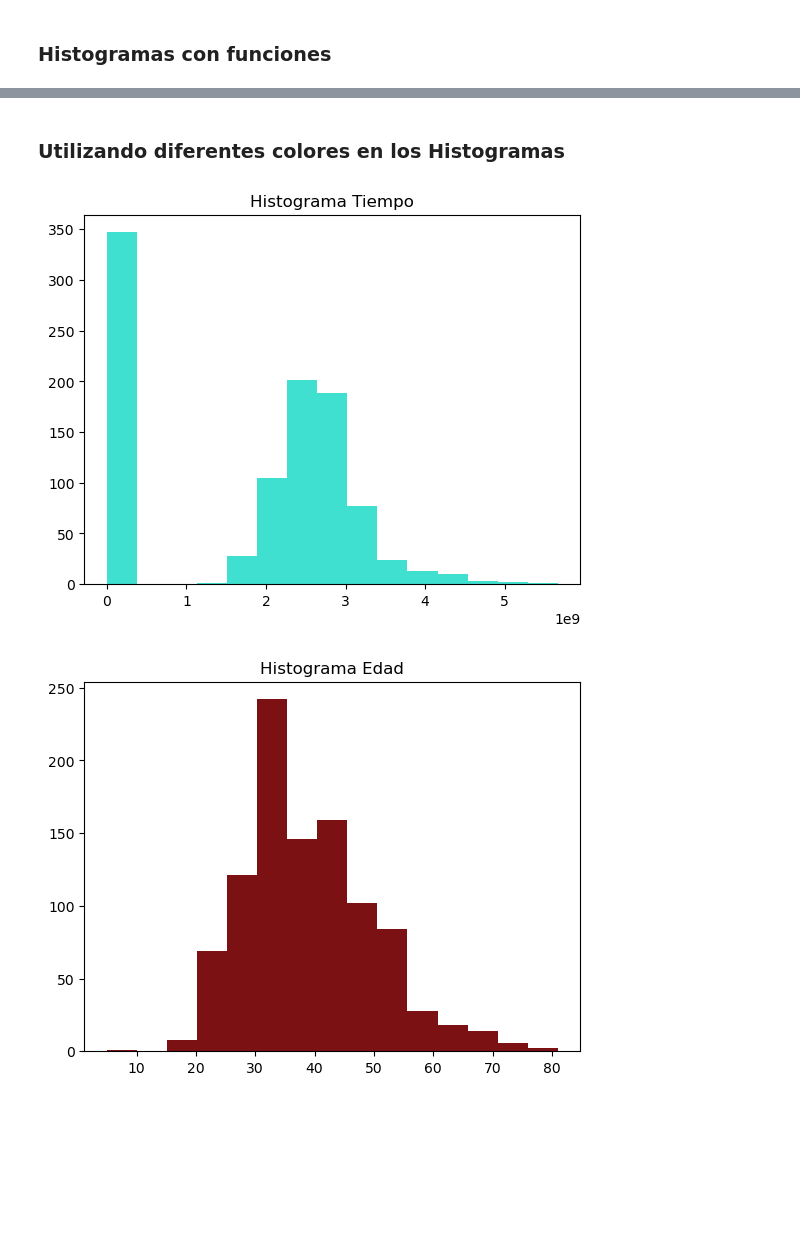
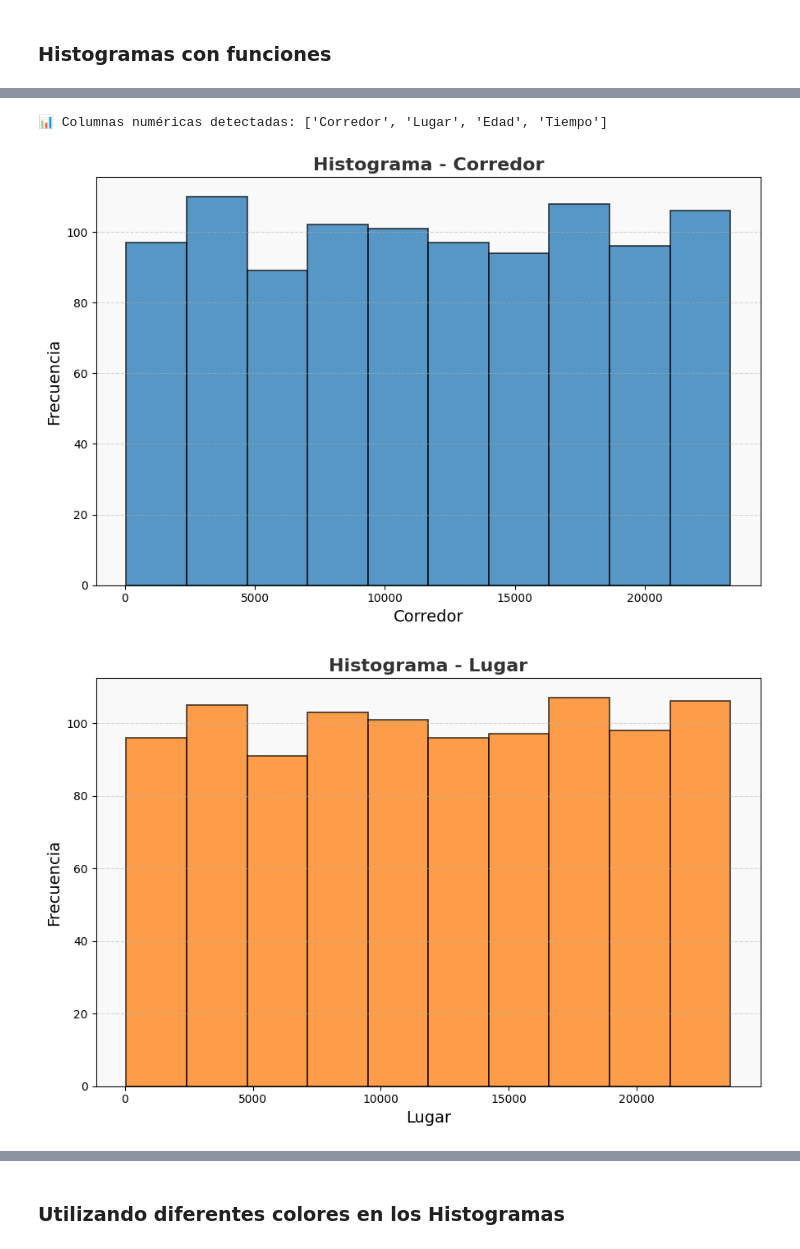
Before and after one commit to Carpuro/MCD_PROGRAMACION_1, a Jupyter notebook: sessions/04_histogramas/histograma_funciones.ipynb, the cells around one changed output, grey strips where cells are left out. Cells and saved outputs as stored; diff of their text form; code cells hidden in the pictures; blank space fills up the shorter version.

```diff
--- a/sessions/04_histogramas/histograma_funciones.ipynb
+++ b/sessions/04_histogramas/histograma_funciones.ipynb
@@ -97,0 +18,7 @@ for i in variable:
+# %%
+# Cargar CSV
+if not CSV_PATH.exists():
+    raise FileNotFoundError(f"No se encontró el archivo: {CSV_PATH}")
+
+df_corredores = pd.read_csv(CSV_PATH, sep="\t")  # Confirmado: separador tabulación
+df_corredores.head()
@@ -97,0 +32,52 @@ for i in variable:
+# %%
+# Detectar columnas numéricas
+numeric_cols = []
+for col in df_corredores.columns:
+    try:
+        pd.to_numeric(df_corredores[col], errors="raise")
+        numeric_cols.append(col)
+    except Exception:
+        pass
+
+print("📊 Columnas numéricas detectadas:", numeric_cols)
+# %% [output]
+📊 Columnas numéricas detectadas: ['Corredor', 'Lugar', 'Edad', 'Tiempo']
+# %%
+# Crear Histogramas
+saved = []
+summary_data = []
+timestamp = datetime.now().strftime("%d_%m_%Y")
+colors = cm.tab10.colors
+
+for i, col in enumerate(numeric_cols):
+    s = pd.to_numeric(df_corredores[col], errors="coerce").dropna()
+    if s.empty:
+        print(f"[skip] '{col}' está vacío después de dropna().")
+        continue
+
+    # Guardar estadísticas
+    stats = s.describe().to_dict()
+    stats["column"] = col
+    summary_data.append(stats)
+
+    # Figura con mejor UX
+    plt.figure(figsize=(9, 6))
+    plt.hist(
+        s,
+        bins=BINS,
+        edgecolor="black",
+        color=colors[i % len(colors)],
+        alpha=0.75,
+        linewidth=1.2
+    )
+    plt.title(f"Histograma - {col}", fontsize=16, fontweight="bold", color="#333333")
+    plt.xlabel(col, fontsize=14)
+    plt.ylabel("Frecuencia", fontsize=14)
+    plt.grid(axis="y", linestyle="--", alpha=0.5)
+    plt.gca().set_facecolor("#f9f9f9")
+    plt.gca().yaxis.set_major_formatter(FuncFormatter(lambda x, _: f"{int(x):,}"))
+    plt.tight_layout()
+    plt.show()
+# %% [output]
+[figure, added]
+[figure, added]
@@ -98,21 +86,2 @@ for i in variable:
 # %% [markdown]
 ### Utilizando diferentes colores en los Histogramas
-# %%
-def crear_histograma3 (variable,j,z):
-    plt.figure(j)
-    plt.hist(atletas[variable],15,color=z,ec="black")
-    plt.title(f"Histograma {variable}")
-    plt.savefig(f"{variable}.jpg")
-
-variable=["Tiempo","Edad"]
-colores=["Turquoise","#7b1113"]
-j=1
-z=0
-
-for i in variable:
-    crear_histograma3 (i,j,colores[z])
-    j +=1
-    z +=1
-# %% [output]
-[figure, removed]
-[figure, removed]
```
Also changed, not shown: parts of 13 cells of this notebook, 1 other file.
